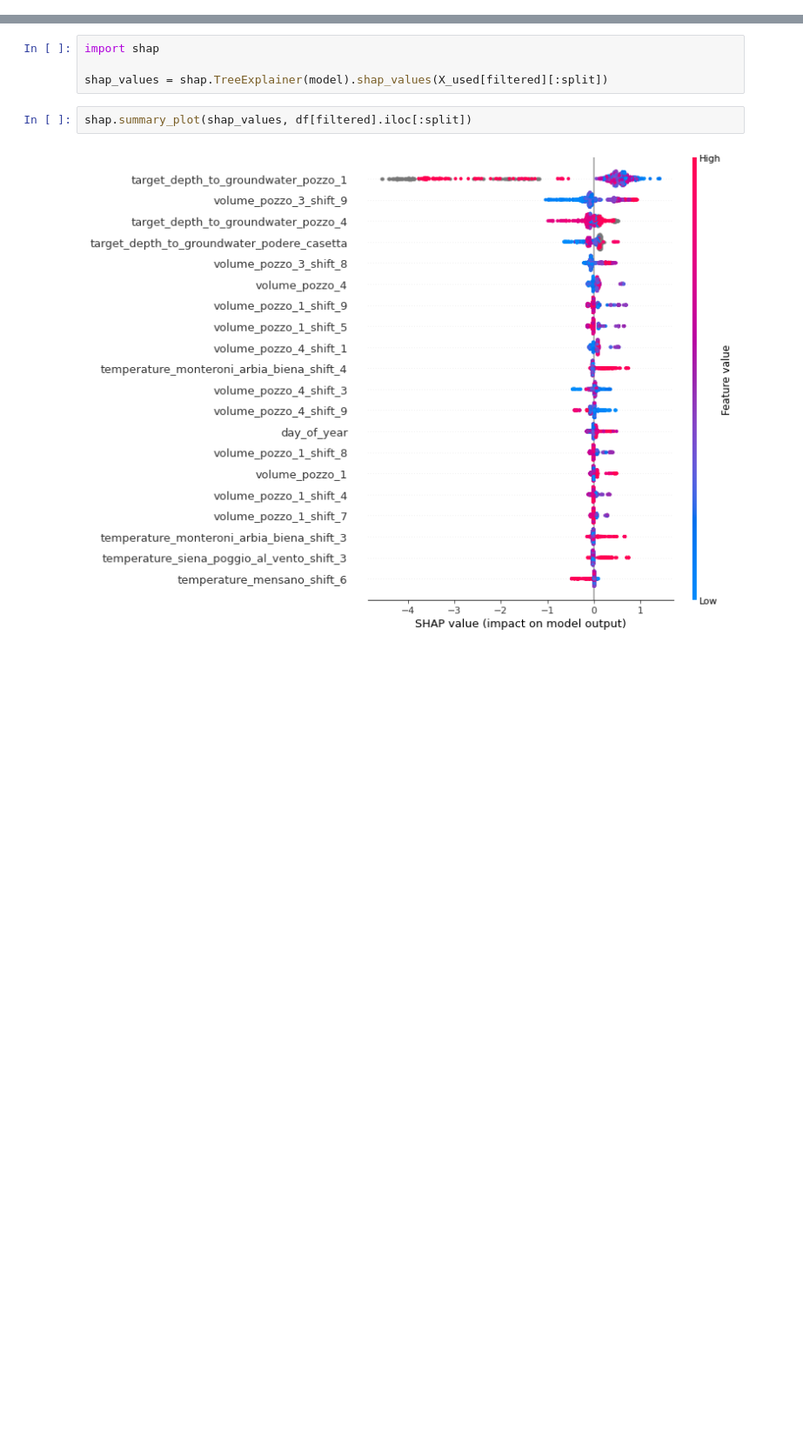
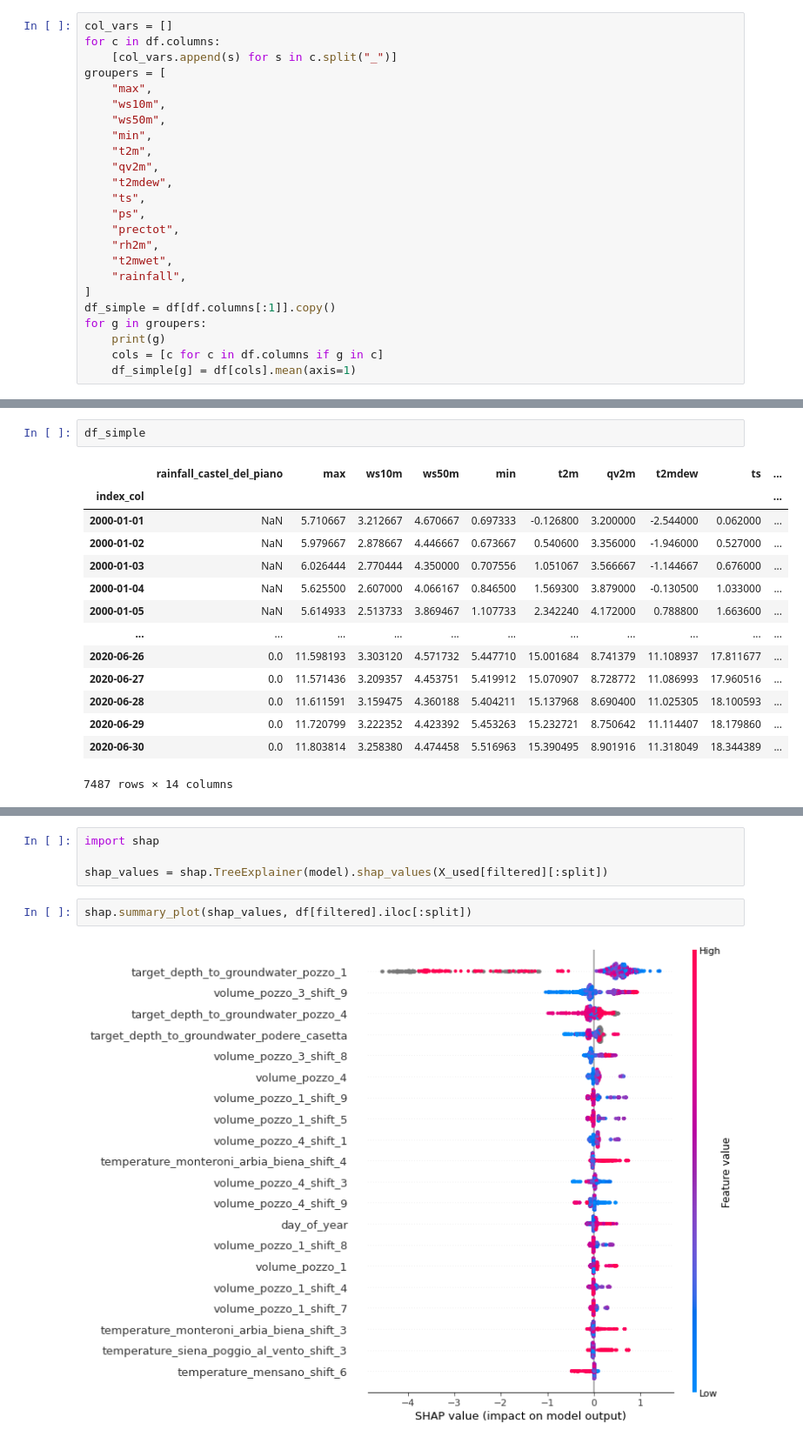
Before and after one commit to thomas-wsbd/acea-water-prediction, a Jupyter notebook: features.ipynb, the cells around one changed output, grey strips where cells are left out. Shown: that part at 87% size. Cells and saved outputs as stored; diff of their text form; blank space fills up the shorter version.

```diff
--- a/features.ipynb
+++ b/features.ipynb
@@ -123,0 +170,24 @@ y  0.998698  1.000000
+# %%
+col_vars = []
+for c in df.columns:
+    [col_vars.append(s) for s in c.split("_")]
+groupers = [
+    "max",
+    "ws10m",
+    "ws50m",
+    "min",
+    "t2m",
+    "qv2m",
+    "t2mdew",
+    "ts",
+    "ps",
+    "prectot",
+    "rh2m",
+    "t2mwet",
+    "rainfall",
+]
+df_simple = df[df.columns[:1]].copy()
+for g in groupers:
+    print(g)
+    cols = [c for c in df.columns if g in c]
+    df_simple[g] = df[cols].mean(axis=1)
@@ -124,3 +208,20 @@ y  0.998698  1.000000
+# %%
+df_simple
+# %% [output]
+|  | rainfall_castel_del_piano | max | ws10m | ws50m | min | t2m | qv2m | t2mdew | ts | ... |
+| index_col |  |  |  |  |  |  |  |  |  | ... |
+| 2000-01-01 | NaN | 5.710667 | 3.212667 | 4.670667 | 0.697333 | -0.126800 | 3.200000 | -2.544000 | 0.062000 | ... |
+| 2000-01-02 | NaN | 5.979667 | 2.878667 | 4.446667 | 0.673667 | 0.540600 | 3.356000 | -1.946000 | 0.527000 | ... |
+| 2000-01-03 | NaN | 6.026444 | 2.770444 | 4.350000 | 0.707556 | 1.051067 | 3.566667 | -1.144667 | 0.676000 | ... |
+| 2000-01-04 | NaN | 5.625500 | 2.607000 | 4.066167 | 0.846500 | 1.569300 | 3.879000 | -0.130500 | 1.033000 | ... |
+| 2000-01-05 | NaN | 5.614933 | 2.513733 | 3.869467 | 1.107733 | 2.342240 | 4.172000 | 0.788800 | 1.663600 | ... |
+| ... | ... | ... | ... | ... | ... | ... | ... | ... | ... | ... |
+| 2020-06-26 | 0.0 | 11.598193 | 3.303120 | 4.571732 | 5.447710 | 15.001684 | 8.741379 | 11.108937 | 17.811677 | ... |
+| 2020-06-27 | 0.0 | 11.571436 | 3.209357 | 4.453751 | 5.419912 | 15.070907 | 8.728772 | 11.086993 | 17.960516 | ... |
+| 2020-06-28 | 0.0 | 11.611591 | 3.159475 | 4.360188 | 5.404211 | 15.137968 | 8.690400 | 11.025305 | 18.100593 | ... |
+| 2020-06-29 | 0.0 | 11.720799 | 3.222352 | 4.423392 | 5.453263 | 15.232721 | 8.750642 | 11.114407 | 18.179860 | ... |
+| 2020-06-30 | 0.0 | 11.803814 | 3.258380 | 4.474458 | 5.516963 | 15.390495 | 8.901916 | 11.318049 | 18.344389 | ... |
+7487 rows × 14 columns
 # %%
 df_imp = pd.DataFrame(
     {"importance": model.feature_importances_, "f_name": df.columns}
```
Also changed, not shown: parts of 12 cells of this notebook.
